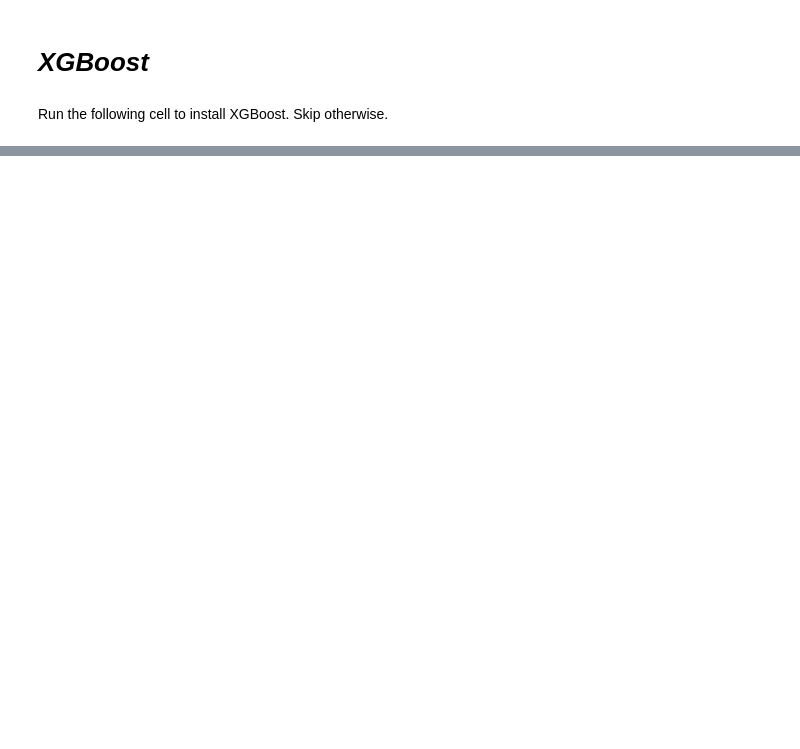
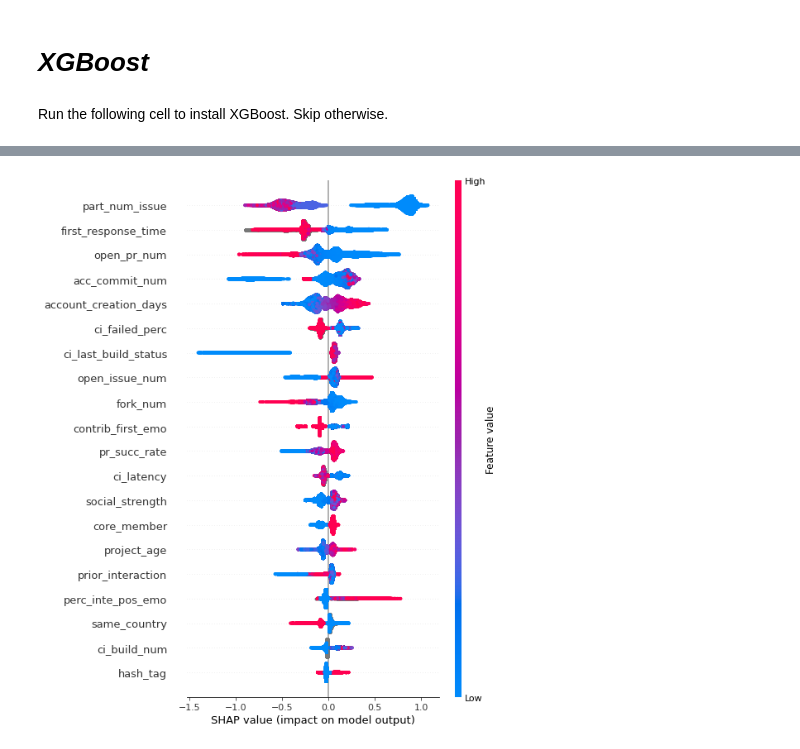
Before and after one commit to PrithaSarkar/Dissertation, a Jupyter notebook: Pull_request_Analysis.ipynb, the cells around one changed output, grey strips where cells are left out. Drawn from its saved outputs; the diff is of its cells as text; code cells hidden in the pictures; blank space fills up the shorter version.

```diff
--- a/Pull_request_Analysis.ipynb
+++ b/Pull_request_Analysis.ipynb
@@ -375,8 +345,5 @@ with warnings.catch_warnings():
 # %%
 import shap
 
-explainer = shap.Explainer(model)
-shap_values = explainer(X)
-
-clust = shap.utils.hclust(X, y, linkage="single")
-shap.plots.bar(shap_values, clustering=clust, clustering_cutoff=1)
+explainer = shap.TreeExplainer(model)
+shap_values = explainer.shap_values(X)
@@ -574,0 +350,4 @@ No/low signal found from feature 9 (this is typically caused by constant or near
+# %%
+shap.initjs()
+shap.summary_plot(shap_values, X)
+# %% [output]
@@ -574,0 +355 @@ No/low signal found from feature 9 (this is typically caused by constant or near
+[figure, added]
```
Also changed, not shown: parts of 30 cells of this notebook.
